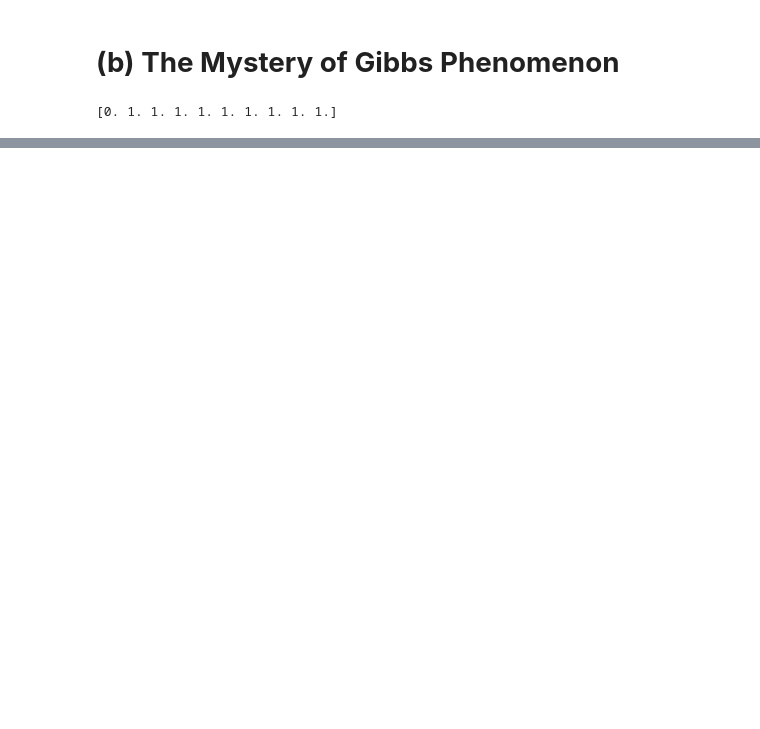
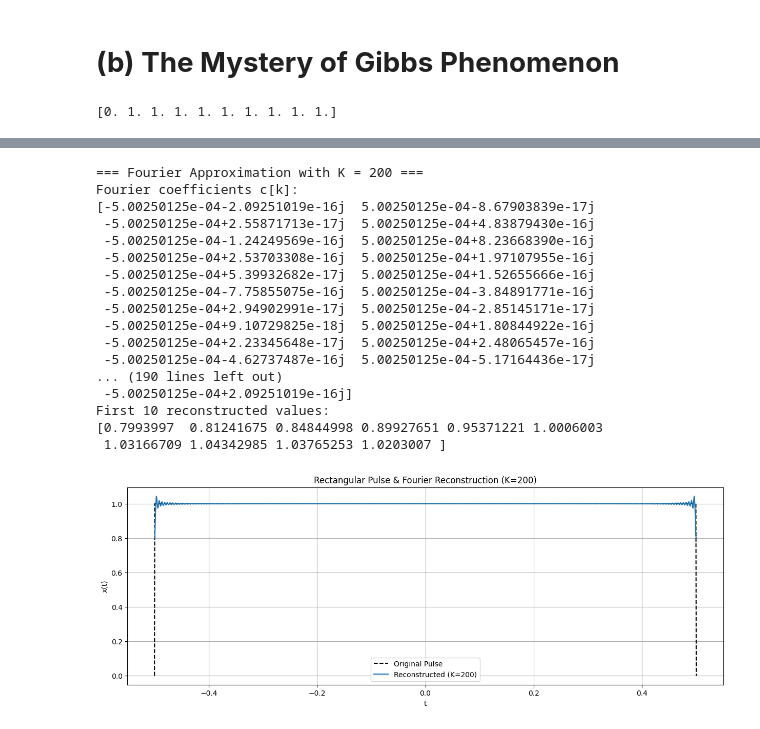
Before and after one commit to VA0910/Assignment-DA321, a Jupyter notebook: Assignment1/Task-A/TaskA.ipynb, the cells around one changed output, grey strips where cells are left out. Cells and saved outputs as stored; diff of their text form; code cells hidden in the pictures; blank space fills up the shorter version.

```diff
--- a/Assignment1/Task-A/TaskA.ipynb
+++ b/Assignment1/Task-A/TaskA.ipynb
@@ -21,7 +19,7 @@ def compute_Fourier_Series(x, t, K, T):
     c = []
     for k in range(-K, K+1):
         integrand = x * np.exp(-1j * 2 * np.pi * k * t / T)
-        ck = (1.0/T) * trapezoidal_integral(integrand, t)
+        ck = (1.0/T) * trapezoid(integrand, t)
         c.append(ck)
     return np.array(c)
 # %% [markdown]
@@ -192,0 +206,40 @@ First 10 reconstructed values:
+# %%
+K= 200
+print(f"\n=== Fourier Approximation with K = {K} ===")
+
+c = compute_Fourier_Series(x, t, K, T)
+print("Fourier coefficients c[k]:")
+print(c)
+x_hat = reconstruct_signal(c, t, K, T)
+print("First 10 reconstructed values:")
+print(x_hat[:10])
+
+
+plt.figure(figsize=(15,5))
+plt.plot(t, x, 'k--', label="Original Pulse")
+plt.plot(t, x_hat, label=f"Reconstructed (K={K})")
+plt.title(f"Rectangular Pulse & Fourier Reconstruction (K={K})")
+plt.xlabel("t")
+plt.ylabel("x(t)")
+plt.legend()
+plt.grid(True)
+plt.show()
+# %% [output]
+=== Fourier Approximation with K = 200 ===
+Fourier coefficients c[k]:
+[-5.00250125e-04-2.09251019e-16j  5.00250125e-04-8.67903839e-17j
+ -5.00250125e-04+2.55871713e-17j  5.00250125e-04+4.83879430e-16j
+ -5.00250125e-04-1.24249569e-16j  5.00250125e-04+8.23668390e-16j
+ -5.00250125e-04+2.53703308e-16j  5.00250125e-04+1.97107955e-16j
+ -5.00250125e-04+5.39932682e-17j  5.00250125e-04+1.52655666e-16j
+ -5.00250125e-04-7.75855075e-16j  5.00250125e-04-3.84891771e-16j
+ -5.00250125e-04+2.94902991e-17j  5.00250125e-04-2.85145171e-17j
+ -5.00250125e-04+9.10729825e-18j  5.00250125e-04+1.80844922e-16j
+ -5.00250125e-04+2.23345648e-17j  5.00250125e-04+2.48065457e-16j
+ -5.00250125e-04-4.62737487e-16j  5.00250125e-04-5.17164436e-17j
+... (190 lines left out)
+ -5.00250125e-04+2.09251019e-16j]
+First 10 reconstructed values:
+[0.7993997  0.81241675 0.84844998 0.89927651 0.95371221 1.0006003
+ 1.03166709 1.04342985 1.03765253 1.0203007 ]
+[figure, added]
```
Also changed, not shown: parts of 17 cells of this notebook, 18 other files.
